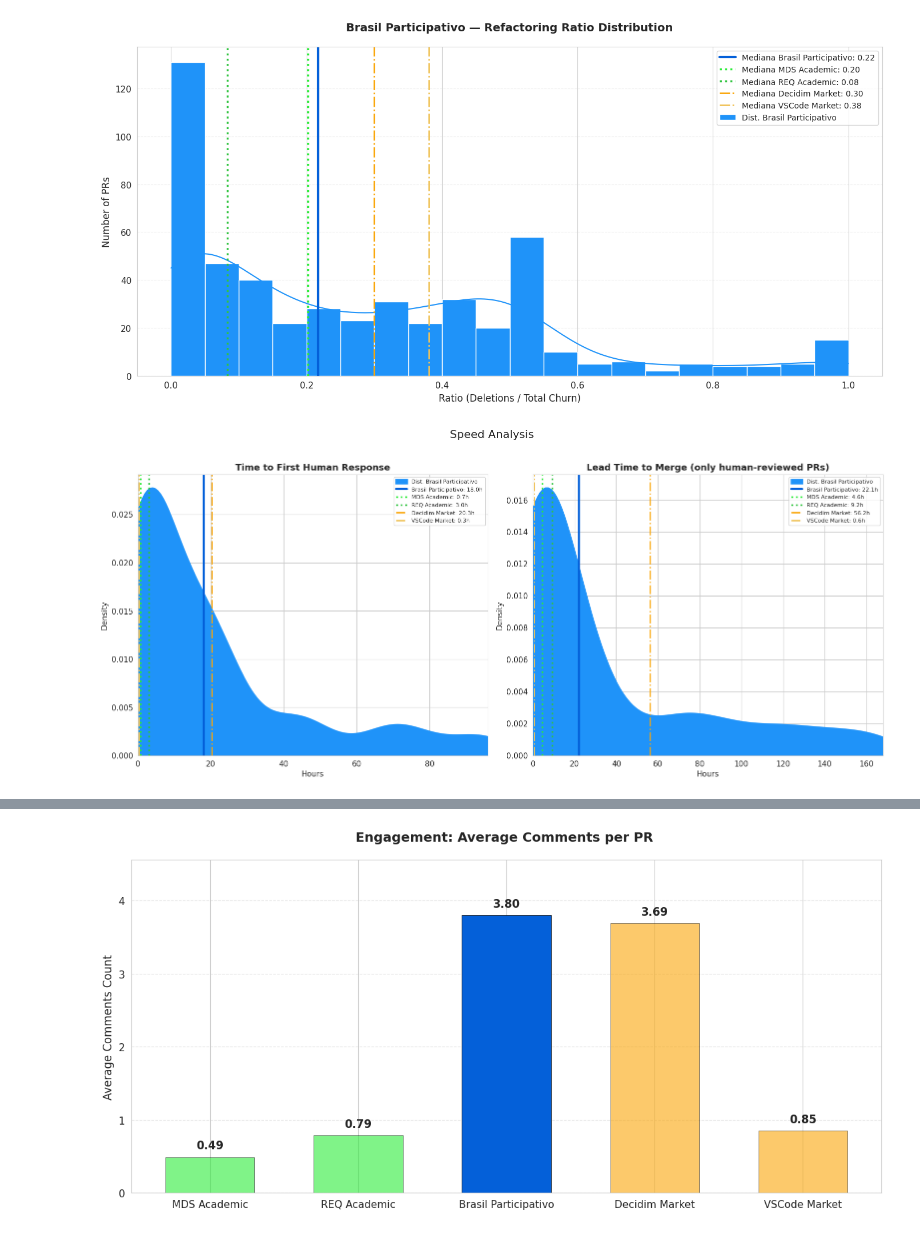
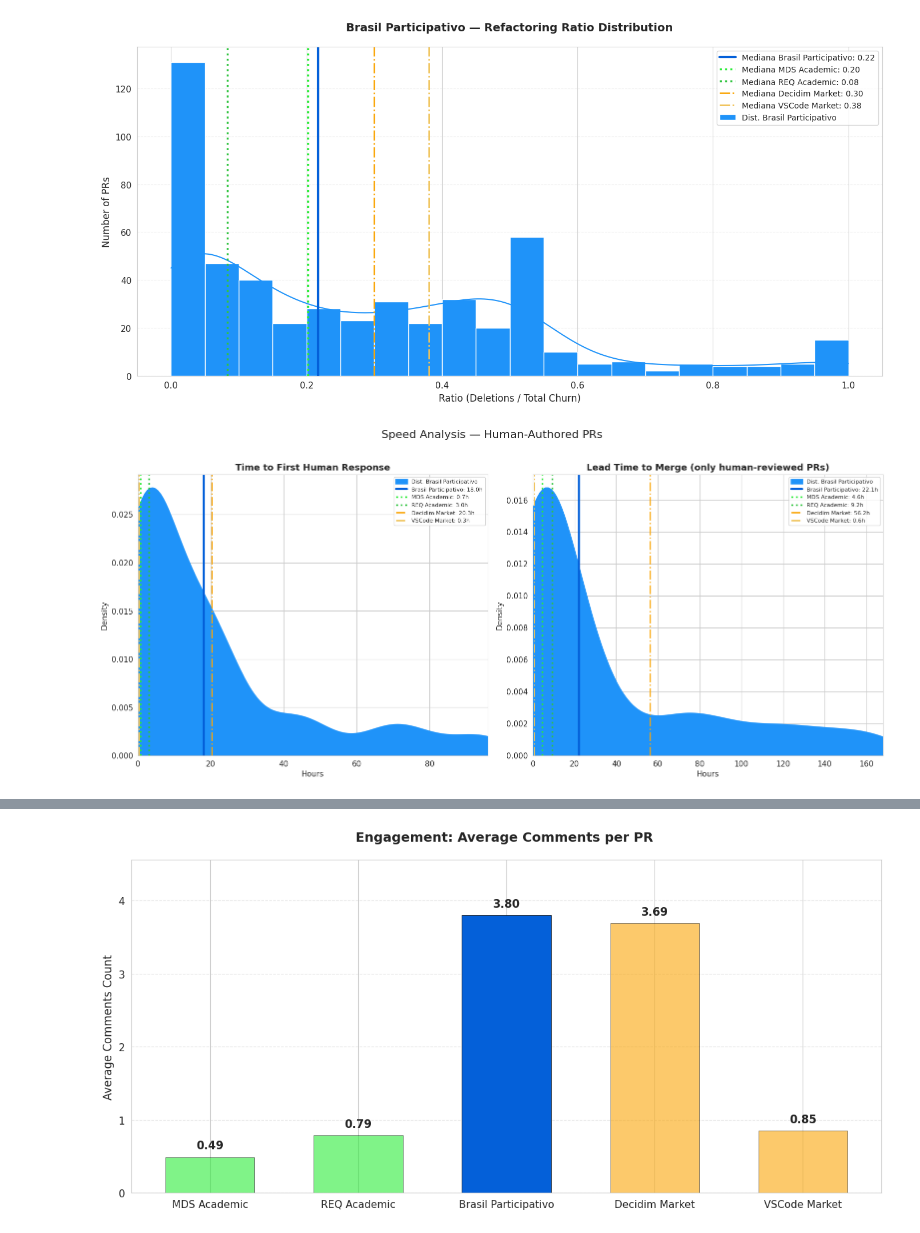
Before and after one commit to lablivre-unb/EbL_Over_PbL, a Jupyter notebook: metrics/notebooks/prs_viz_bp.ipynb, the cells around one changed output, grey strips where cells are left out. Cells and saved outputs as stored; diff of their text form; code cells hidden in the pictures.

```diff
--- a/metrics/notebooks/prs_viz_bp.ipynb
+++ b/metrics/notebooks/prs_viz_bp.ipynb
@@ -210,35 +210,35 @@ def plot_review_speed_all_values(df_lab, df_mds, df_req, lab_label="BP", mds_lab
     ax1.axvline(med_resp_decidim, color=BENCH_PRIMARY, linewidth=2, linestyle='-.', label=f'{decidim_title}: {med_resp_decidim:.1f}h')
     ax1.axvline(med_resp_vscode, color=BENCH_MEDIUM, linewidth=2, linestyle='-.', label=f'{vscode_title}: {med_resp_vscode:.1f}h')
     ax1.set_title('Time to First Human Response', fontsize=13, fontweight='bold')
     ax1.set_xlabel('Hours')
     ax1.set_xlim(0, 96)
     ax1.legend(fontsize=8)
 
     sns.kdeplot(viz_comp_lab, fill=True, color=BP_LIGHT, alpha=1.0, linewidth=2, ax=ax2, label=f'Dist. {lab_label}')
 
     med_comp_lab = comp_lab.median()
     med_comp_mds = comp_mds.median()
     med_comp_req = comp_req.median()
     med_comp_decidim = comp_decidim.median()
     med_comp_vscode = comp_vscode.median()
 
     ax2.axvline(med_comp_lab, color=BP_PRIMARY, linewidth=3, label=f'{lab_label}: {med_comp_lab:.1f}h')
     ax2.axvline(med_comp_mds, color=DISC_PRIMARY, linewidth=2.5, linestyle=':', label=f'{mds_label}: {med_comp_mds:.1f}h')
     ax2.axvline(med_comp_req, color=DISC_LIGHT, linewidth=2.5, linestyle=':', label=f'{req_label}: {med_comp_req:.1f}h')
     ax2.axvline(med_comp_decidim, color=BENCH_PRIMARY, linewidth=2, linestyle='-.', label=f'{decidim_title}: {med_comp_decidim:.1f}h')
     ax2.axvline(med_comp_vscode, color=BENCH_MEDIUM, linewidth=2, linestyle='-.', label=f'{vscode_title}: {med_comp_vscode:.1f}h')
     ax2.set_title('Lead Time to Merge (only human-reviewed PRs)', fontsize=13, fontweight='bold')
     ax2.set_xlabel('Hours')
     ax2.set_xlim(0, 168)
     ax2.legend(fontsize=8)
 
-    plt.suptitle("Speed Analysis", fontsize=16, y=1.02)
+    plt.suptitle("Speed Analysis — Human-Authored PRs", fontsize=16, y=1.02)
     plt.tight_layout()
     plt.show()
 
 plot_review_speed_all_values(df_no_bots, df_mds_no_bots, df_req_no_bots, lab_label=org_title, mds_label=mds_title, req_label=req_title)
 # %% [output]
-[figure, old version]
+[figure, new version]
 # %%
 def plot_activity_heatmaps_comparison(df_bp, df_mds, df_req):
     def prepare_data(data):
```
Also changed, not shown: parts of 1 cell of this notebook.
